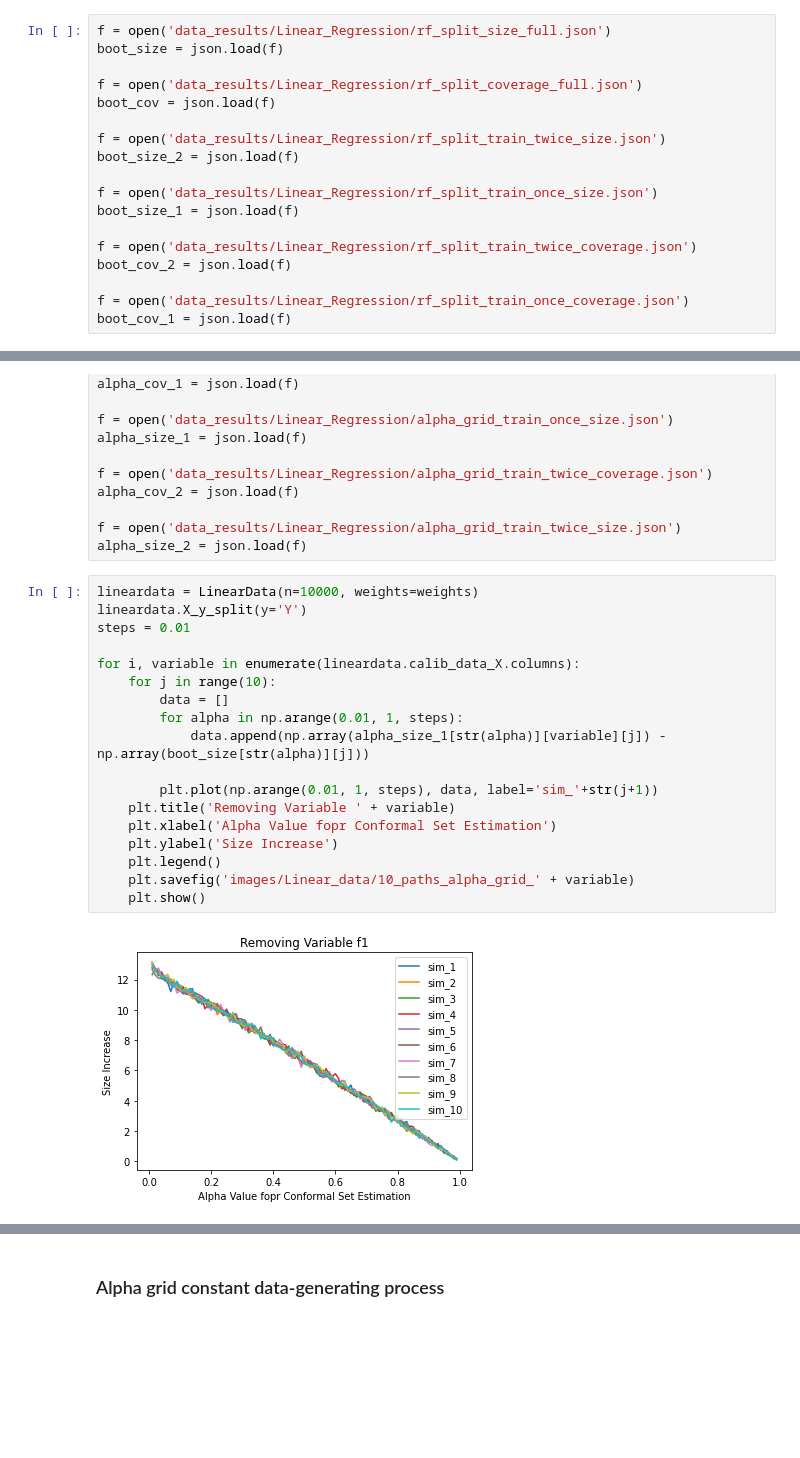
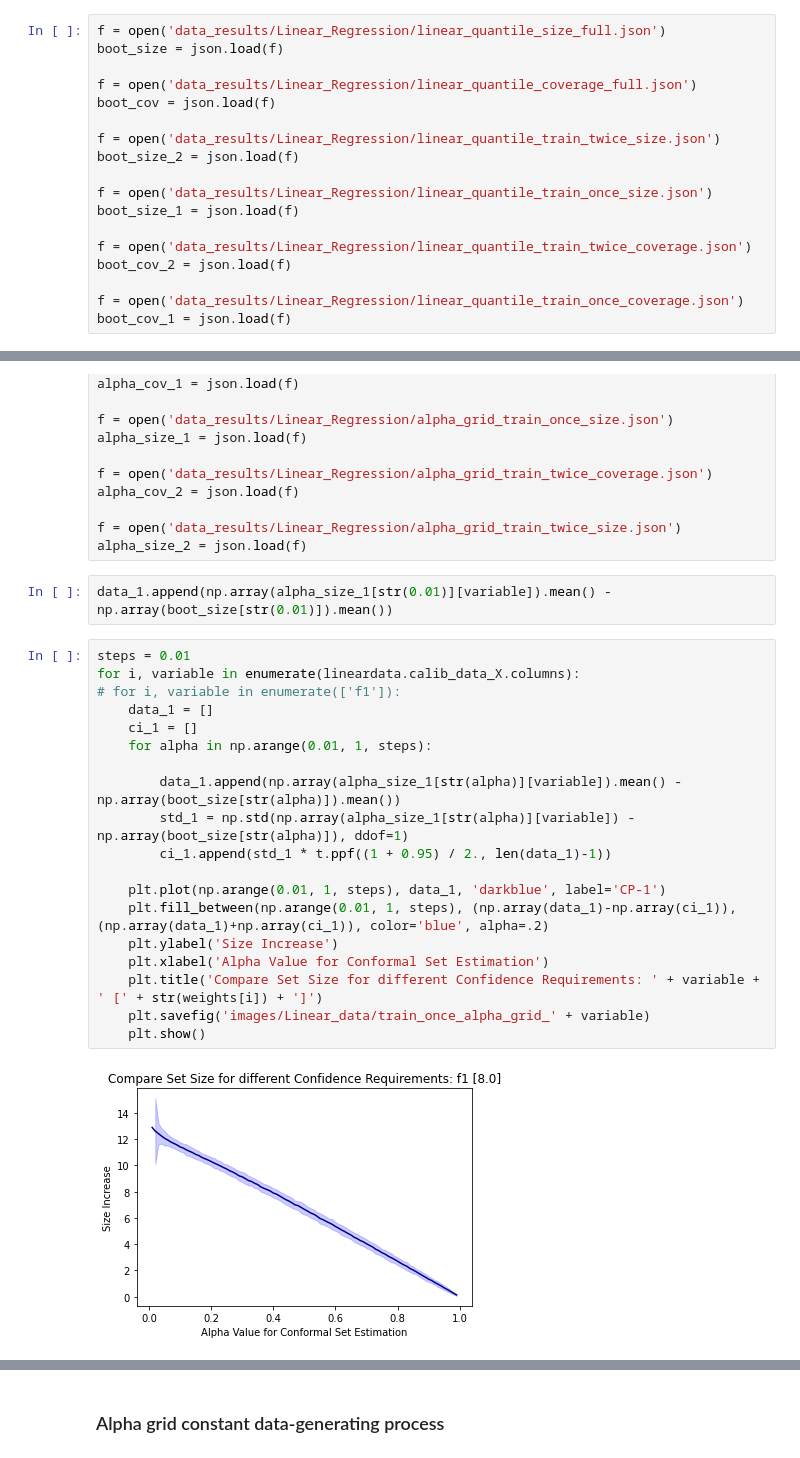
Before and after one commit to JuanMataNaranjo/Explain_Conformal, a Jupyter notebook: linear_data.ipynb, the cells around one changed output, grey strips where cells are left out. Cells and saved outputs as stored; diff of their text form; blank space fills up the shorter version.

```diff
--- a/linear_data.ipynb
+++ b/linear_data.ipynb
@@ -156,20 +218,20 @@ if not plot:
 # %%
-f = open('data_results/Linear_Regression/rf_split_size_full.json')
+f = open('data_results/Linear_Regression/linear_quantile_size_full.json')
 boot_size = json.load(f)
 
-f = open('data_results/Linear_Regression/rf_split_coverage_full.json')
+f = open('data_results/Linear_Regression/linear_quantile_coverage_full.json')
 boot_cov = json.load(f)
 
-f = open('data_results/Linear_Regression/rf_split_train_twice_size.json')
+f = open('data_results/Linear_Regression/linear_quantile_train_twice_size.json')
 boot_size_2 = json.load(f)
 
-f = open('data_results/Linear_Regression/rf_split_train_once_size.json')
+f = open('data_results/Linear_Regression/linear_quantile_train_once_size.json')
 boot_size_1 = json.load(f)
 
-f = open('data_results/Linear_Regression/rf_split_train_twice_coverage.json')
+f = open('data_results/Linear_Regression/linear_quantile_train_twice_coverage.json')
 boot_cov_2 = json.load(f)
 
-f = open('data_results/Linear_Regression/rf_split_train_once_coverage.json')
+f = open('data_results/Linear_Regression/linear_quantile_train_once_coverage.json')
 boot_cov_1 = json.load(f)
 # %%
 print('Size Full', np.mean(boot_size))
@@ -449,23 +525,26 @@ alpha_cov_2 = json.load(f)
 
 f = open('data_results/Linear_Regression/alpha_grid_train_twice_size.json')
 alpha_size_2 = json.load(f)
+# %%
+data_1.append(np.array(alpha_size_1[str(0.01)][variable]).mean() - np.array(boot_size[str(0.01)]).mean())
 # %%
-lineardata = LinearData(n=10000, weights=weights)
-lineardata.X_y_split(y='Y')
 steps = 0.01
+for i, variable in enumerate(lineardata.calib_data_X.columns):
+# for i, variable in enumerate(['f1']):
+    data_1 = []
+    ci_1 = []
+    for alpha in np.arange(0.01, 1, steps):
 
-for i, variable in enumerate(lineardata.calib_data_X.columns):
-    for j in range(10):
-        data = []
-        for alpha in np.arange(0.01, 1, steps):
-            data.append(np.array(alpha_size_1[str(alpha)][variable][j]) - np.array(boot_size[str(alpha)][j]))
+        data_1.append(np.array(alpha_size_1[str(alpha)][variable]).mean() - np.array(boot_size[str(alpha)]).mean())
+        std_1 = np.std(np.array(alpha_size_1[str(alpha)][variable]) - np.array(boot_size[str(alpha)]), ddof=1)
+        ci_1.append(std_1 * t.ppf((1 + 0.95) / 2., len(data_1)-1))
 
-        plt.plot(np.arange(0.01, 1, steps), data, label='sim_'+str(j+1))
-    plt.title('Removing Variable ' + variable)
-    plt.xlabel('Alpha Value fopr Conformal Set Estimation')
+    plt.plot(np.arange(0.01, 1, steps), data_1, 'darkblue', label='CP-1')
+    plt.fill_between(np.arange(0.01, 1, steps), (np.array(data_1)-np.array(ci_1)), (np.array(data_1)+np.array(ci_1)), color='blue', alpha=.2)
     plt.ylabel('Size Increase')
-    plt.legend()
-    plt.savefig('images/Linear_data/10_paths_alpha_grid_' + variable)
+    plt.xlabel('Alpha Value for Conformal Set Estimation')
+    plt.title('Compare Set Size for different Confidence Requirements: ' + variable + ' [' + str(weights[i]) + ']')
+    plt.savefig('images/Linear_data/train_once_alpha_grid_' + variable)
     plt.show()
 # %% [output]
-[figure, old version]
+[figure, new version]
```
Also changed, not shown: parts of 20 cells of this notebook, 8 other files.
